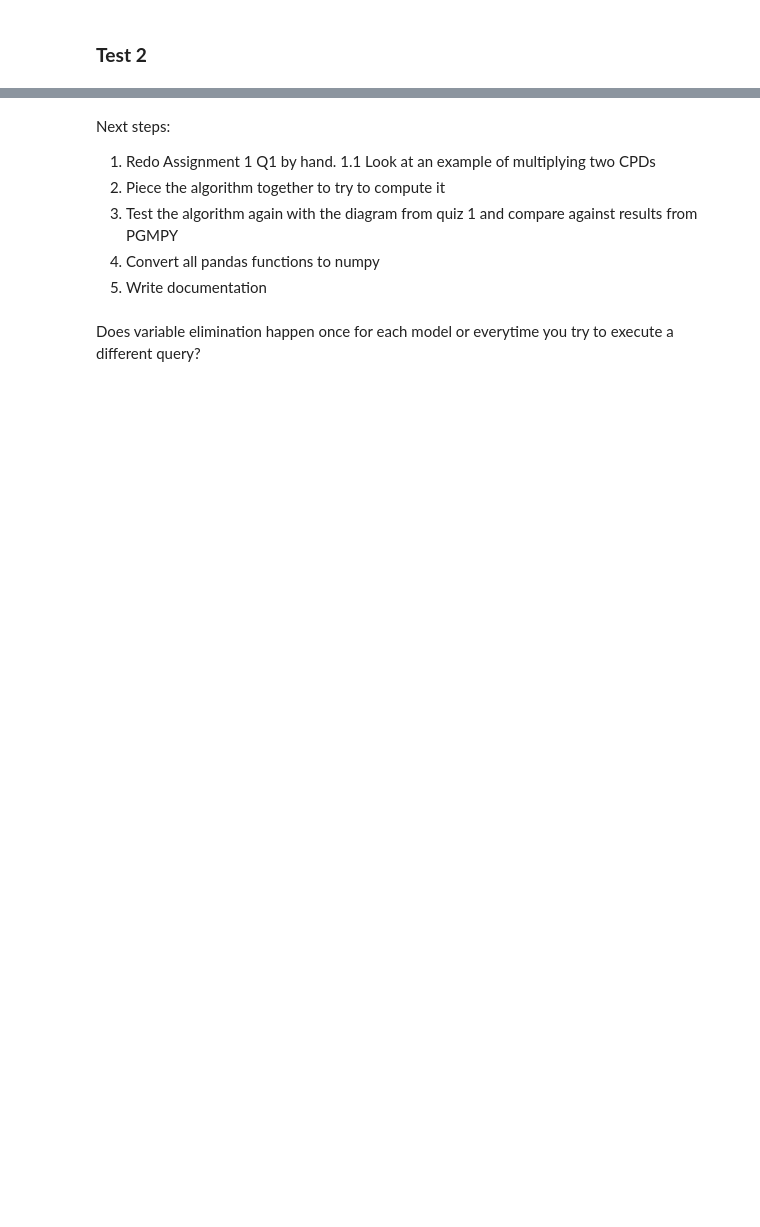
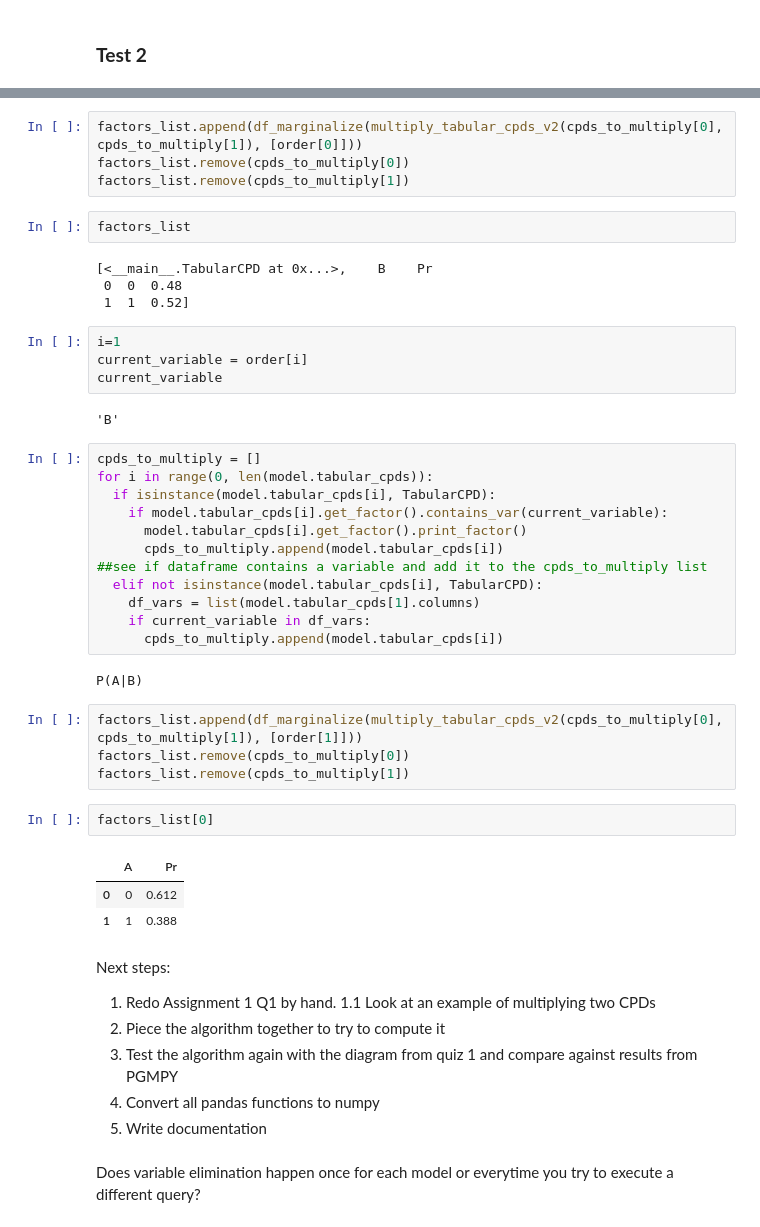
Before and after one commit to armandordorica/MIE1516_A1_Variable_Elimination, a Jupyter notebook: MIE1516_A1_Q3_v2.ipynb, the cells around one changed output, grey strips where cells are left out. Drawn from its saved outputs; the diff is of its cells as text; blank space fills up the shorter version.

```diff
--- a/MIE1516_A1_Q3_v2.ipynb
+++ b/MIE1516_A1_Q3_v2.ipynb
@@ -452,3 +535,43 @@ result
+# %%
+factors_list.append(df_marginalize(multiply_tabular_cpds_v2(cpds_to_multiply[0], cpds_to_multiply[1]), [order[0]]))
+factors_list.remove(cpds_to_multiply[0])
+factors_list.remove(cpds_to_multiply[1])
+# %%
+factors_list
+# %% [output]
+[<__main__.TabularCPD at 0x...>,    B    Pr
+ 0  0  0.48
+ 1  1  0.52]
+# %%
+i=1
+current_variable = order[i]
+current_variable
+# %% [output]
+'B'
+# %%
+cpds_to_multiply = []
+for i in range(0, len(model.tabular_cpds)):
+  if isinstance(model.tabular_cpds[i], TabularCPD):
+    if model.tabular_cpds[i].get_factor().contains_var(current_variable):
+      model.tabular_cpds[i].get_factor().print_factor()
+      cpds_to_multiply.append(model.tabular_cpds[i])
+##see if dataframe contains a variable and add it to the cpds_to_multiply list
+  elif not isinstance(model.tabular_cpds[i], TabularCPD):
+    df_vars = list(model.tabular_cpds[1].columns)
+    if current_variable in df_vars:
+      cpds_to_multiply.append(model.tabular_cpds[i])
+# %% [output]
+P(A|B)
+# %%
+factors_list.append(df_marginalize(multiply_tabular_cpds_v2(cpds_to_multiply[0], cpds_to_multiply[1]), [order[1]]))
+factors_list.remove(cpds_to_multiply[0])
+factors_list.remove(cpds_to_multiply[1])
+# %%
+factors_list[0]
+# %% [output]
+|  | A | Pr |
+| 0 | 0 | 0.612 |
+| 1 | 1 | 0.388 |
 # %% [markdown]
 Next steps:
 1. Redo Assignment 1 Q1 by hand.
```
Also changed, not shown: parts of 39 cells of this notebook.
